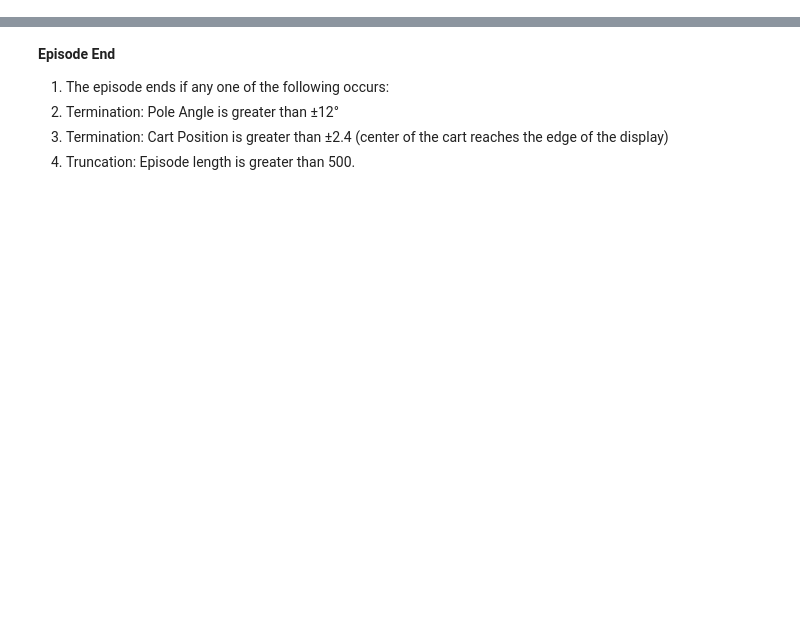
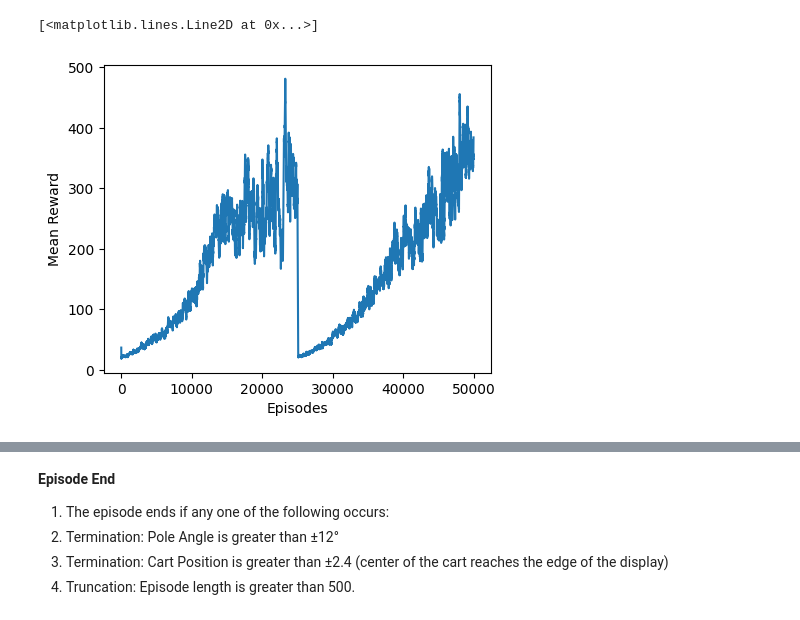
Before and after one commit to isaacchunn/cartpole-balancing, a Jupyter notebook: cartpole_balancing.ipynb, the cells around one changed output, grey strips where cells are left out. Drawn from its saved outputs; the diff is of its cells as text; code cells hidden in the pictures; blank space fills up the shorter version.

```diff
--- a/cartpole_balancing.ipynb
+++ b/cartpole_balancing.ipynb
@@ -249,0 +279,12 @@ show_video()
+# %%
+mean_rewards = []
+for t in range(num_episodes):
+    mean_rewards.append(np.mean(reward_per_episode[max(0, t-100):(t+1)]))
+
+plt.figure(figsize = (5,4))
+plt.xlabel("Episodes")
+plt.ylabel("Mean Reward")
+plt.plot(mean_rewards)
+# %% [output]
+[<matplotlib.lines.Line2D at 0x...>]
+[figure, added]
```
Also changed, not shown: parts of 62 cells of this notebook, 1 other file.
